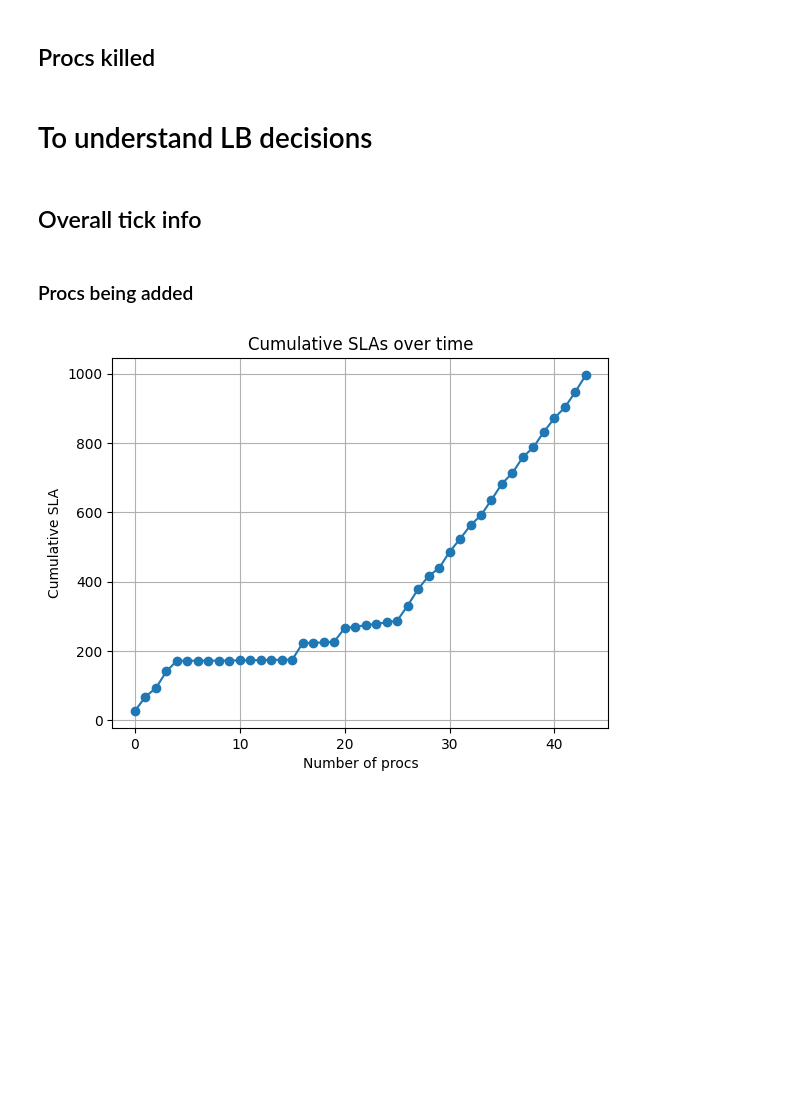
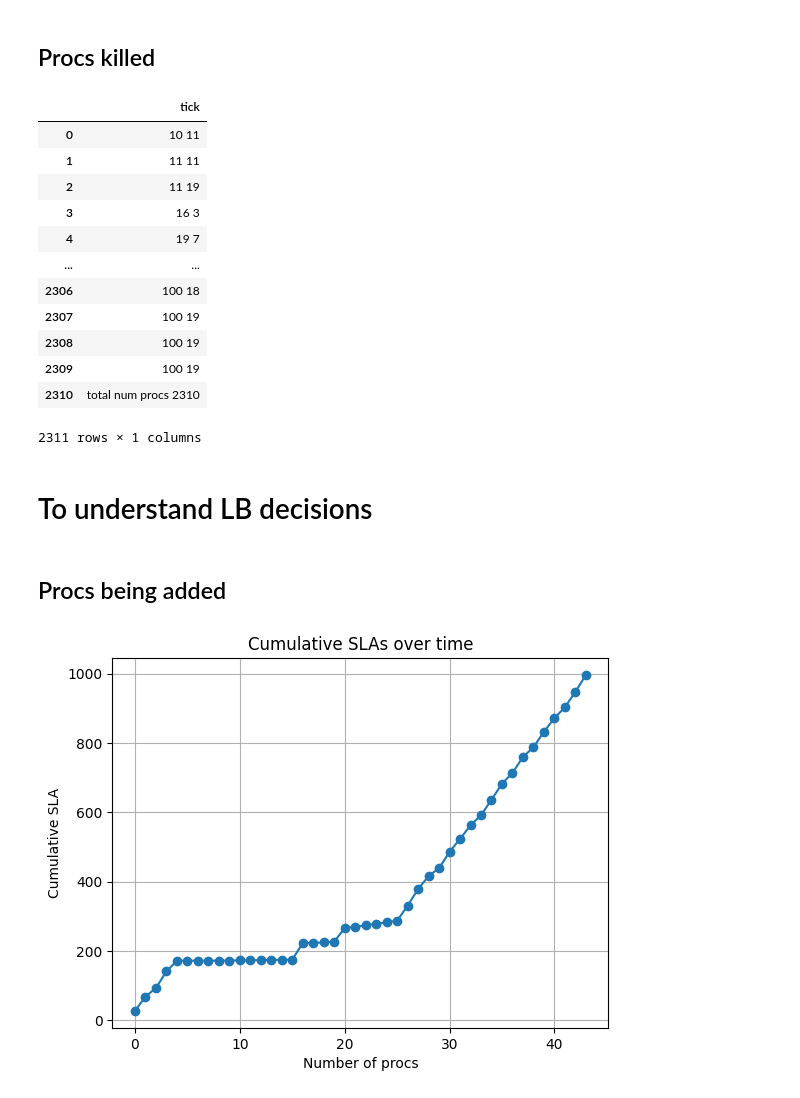
Before and after one commit to hannahmanuela/scheduler-simulator, a Jupyter notebook: results/analyze_output.ipynb, the cells around one changed output. Drawn from its saved outputs; the diff is of its cells as text; code cells hidden in the pictures; blank space fills up the shorter version.

```diff
--- a/results/analyze_output.ipynb
+++ b/results/analyze_output.ipynb
@@ -26,11 +54,33 @@ SyntaxError: unmatched ')' (1140398602.py, line 5)
 # %% [markdown]
 ## Procs killed
+# %%
+ticks_procs_killed = procs_killed[["tick"]]#.groupby("tick").size()
+ticks_procs_killed
+
+# plt.scatter(procs_killed["tick"], procs_killed['amountLate'].values)
+# plt.xlabel('Ticks')
+# plt.ylabel('Amount proc late')
+# plt.title('Proc lateness over time')
+# plt.grid(True)
+# plt.show()
+# %% [output]
+|  | tick |
+| 0 | 10 11 |
+| 1 | 11 11 |
+| 2 | 11 19 |
+| 3 | 16 3 |
+| 4 | 19 7 |
+| ... | ... |
+| 2306 | 100 18 |
+| 2307 | 100 19 |
+| 2308 | 100 19 |
+| 2309 | 100 19 |
+| 2310 | total num procs 2310 |
+2311 rows × 1 columns
 # %% [markdown]
 # To understand LB decisions
-# %% [markdown]
-## Overall tick info
 # %% [markdown]
-### Procs being added
+## Procs being added
 # %%
 tick = 50
 
```
Also changed, not shown: parts of 6 cells of this notebook, 2 other files.
